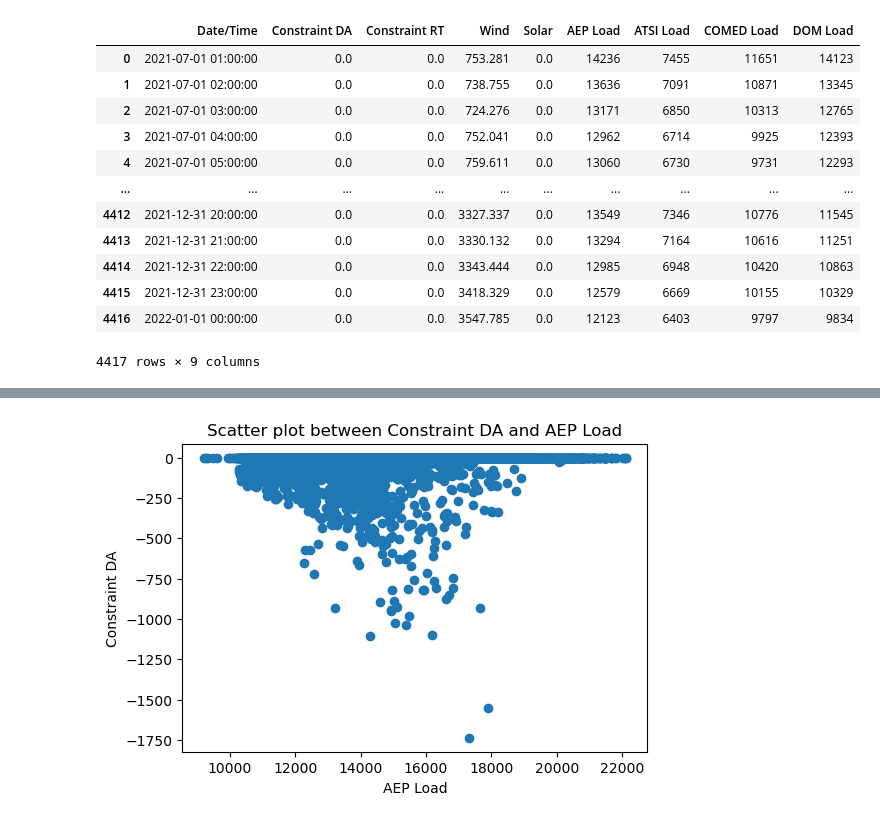
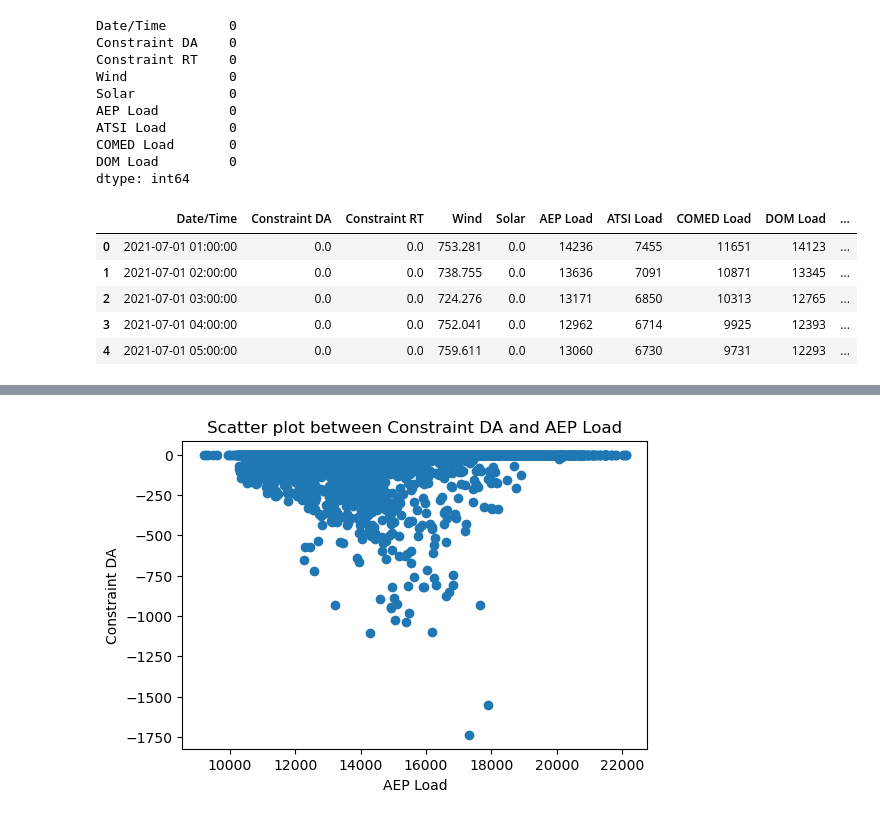
Before and after one commit to Nim-ah/Day-Ahead-Real-Time-Constraint-Investigation, a Jupyter notebook: DA_RT_V1.ipynb, the cells around one changed output, grey strips where cells are left out. Drawn from its saved outputs; the diff is of its cells as text; code cells hidden in the pictures.

```diff
--- a/DA_RT_V1.ipynb
+++ b/DA_RT_V1.ipynb
@@ -16,19 +30,32 @@ df = pd.read_excel("data.xlsx")
+# %%
+df = df.fillna(method='ffill')
+# %%
+df.isna().sum()
+# %% [output]
+Date/Time        0
+Constraint DA    0
+Constraint RT    0
+Wind             0
+Solar            0
+AEP Load         0
+ATSI Load        0
+COMED Load       0
+DOM Load         0
+dtype: int64
+# %%
+# Feature Engineering
+df['hour'] = df['Date/Time'].dt.hour
+df['day_of_week'] = df['Date/Time'].dt.dayofweek
+df["month"] = df["Date/Time"].dt.month_name()
 # %%
-df
+df.head()
 # %% [output]
-|  | Date/Time | Constraint DA | Constraint RT | Wind | Solar | AEP Load | ATSI Load | COMED Load | DOM Load |
-| 0 | 2021-07-01 01:00:00 | 0.0 | 0.0 | 753.281 | 0.0 | 14236 | 7455 | 11651 | 14123 |
-| 1 | 2021-07-01 02:00:00 | 0.0 | 0.0 | 738.755 | 0.0 | 13636 | 7091 | 10871 | 13345 |
-| 2 | 2021-07-01 03:00:00 | 0.0 | 0.0 | 724.276 | 0.0 | 13171 | 6850 | 10313 | 12765 |
-| 3 | 2021-07-01 04:00:00 | 0.0 | 0.0 | 752.041 | 0.0 | 12962 | 6714 | 9925 | 12393 |
-| 4 | 2021-07-01 05:00:00 | 0.0 | 0.0 | 759.611 | 0.0 | 13060 | 6730 | 9731 | 12293 |
-| ... | ... | ... | ... | ... | ... | ... | ... | ... | ... |
-| 4412 | 2021-12-31 20:00:00 | 0.0 | 0.0 | 3327.337 | 0.0 | 13549 | 7346 | 10776 | 11545 |
-| 4413 | 2021-12-31 21:00:00 | 0.0 | 0.0 | 3330.132 | 0.0 | 13294 | 7164 | 10616 | 11251 |
-| 4414 | 2021-12-31 22:00:00 | 0.0 | 0.0 | 3343.444 | 0.0 | 12985 | 6948 | 10420 | 10863 |
-| 4415 | 2021-12-31 23:00:00 | 0.0 | 0.0 | 3418.329 | 0.0 | 12579 | 6669 | 10155 | 10329 |
-| 4416 | 2022-01-01 00:00:00 | 0.0 | 0.0 | 3547.785 | 0.0 | 12123 | 6403 | 9797 | 9834 |
+|  | Date/Time | Constraint DA | Constraint RT | Wind | Solar | AEP Load | ATSI Load | COMED Load | DOM Load | ... |
+| 0 | 2021-07-01 01:00:00 | 0.0 | 0.0 | 753.281 | 0.0 | 14236 | 7455 | 11651 | 14123 | ... |
+| 1 | 2021-07-01 02:00:00 | 0.0 | 0.0 | 738.755 | 0.0 | 13636 | 7091 | 10871 | 13345 | ... |
+| 2 | 2021-07-01 03:00:00 | 0.0 | 0.0 | 724.276 | 0.0 | 13171 | 6850 | 10313 | 12765 | ... |
+| 3 | 2021-07-01 04:00:00 | 0.0 | 0.0 | 752.041 | 0.0 | 12962 | 6714 | 9925 | 12393 | ... |
+| 4 | 2021-07-01 05:00:00 | 0.0 | 0.0 | 759.611 | 0.0 | 13060 | 6730 | 9731 | 12293 | ... |
-4417 rows × 9 columns
 # %%
 df.describe()
 # %% [output]
```
Also changed, not shown: parts of 44 cells of this notebook.
